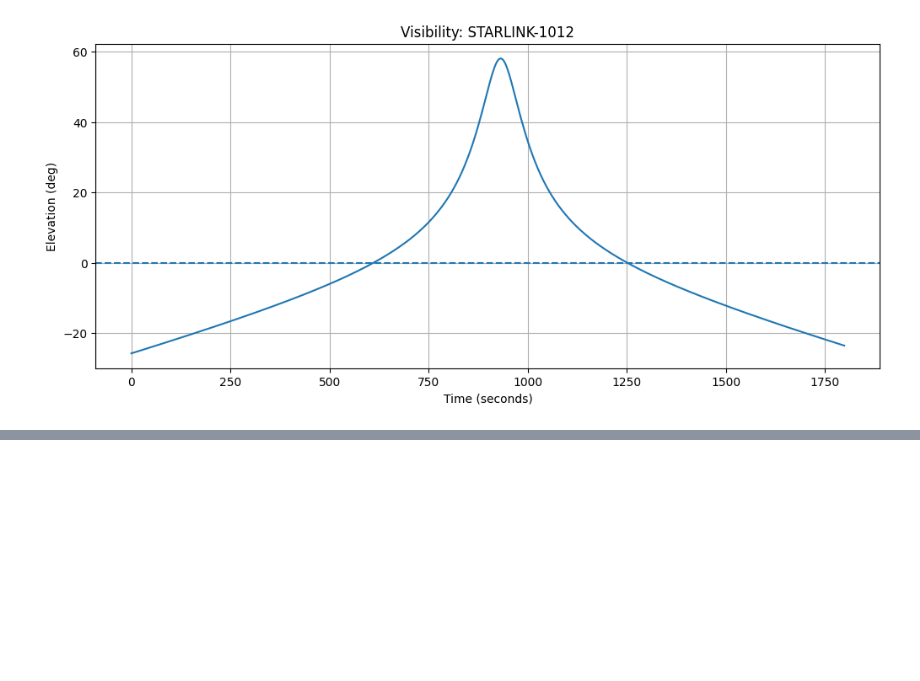
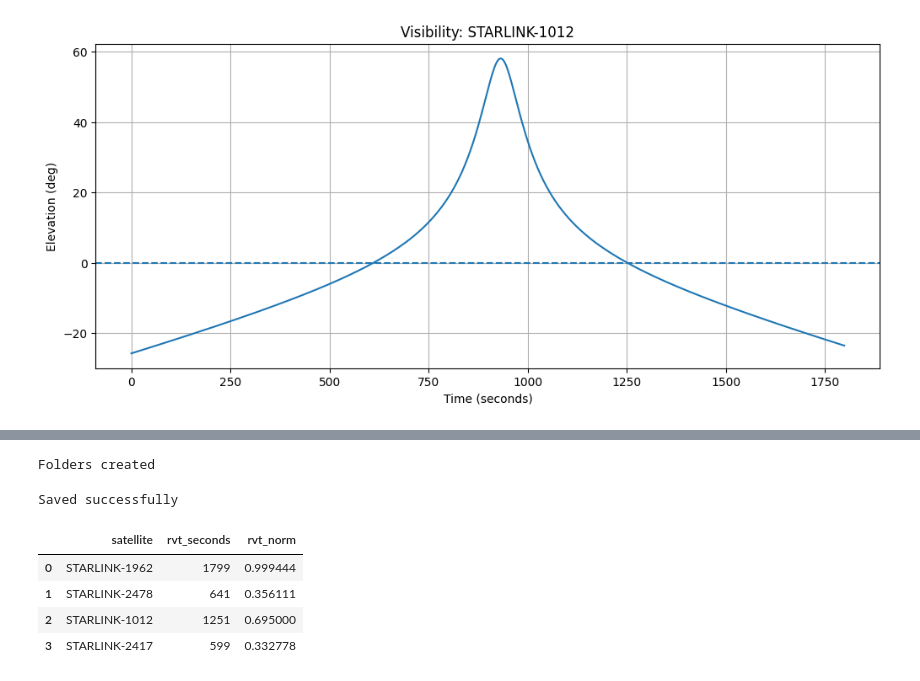
Before and after one commit to swamyaswagat/leo-mec-handover-aware-optimization, a Jupyter notebook: 01_orbit_validation.ipynb, the cells around one changed output, grey strips where cells are left out. Cells and saved outputs as stored; diff of their text form; code cells hidden in the pictures; blank space fills up the shorter version.

```diff
--- a/01_orbit_validation.ipynb
+++ b/01_orbit_validation.ipynb
@@ -170,0 +250,12 @@ plt.show()
+# %%
+rvt_norm=np.array(
+    rvt_list
+)/1800
+
+print(
+    "Normalized RVT"
+)
+
+print(
+    rvt_norm
+)
@@ -170,0 +296,57 @@ plt.show()
+# %%
+import os
+
+os.makedirs(
+    "results",
+    exist_ok=True
+)
+
+os.makedirs(
+    "figures",
+    exist_ok=True
+)
+
+os.makedirs(
+    "data",
+    exist_ok=True
+)
+
+print("Folders created")
+# %% [output]
+Folders created
+# %%
+import pandas as pd
+
+df=pd.DataFrame({
+
+"satellite":
+[
+s.name
+for s in selected
+],
+
+"rvt_seconds":
+rvt_list,
+
+"rvt_norm":
+rvt_norm
+
+})
+
+df.to_csv(
+"results/rvt_dataset.csv",
+index=False
+)
+
+print(
+"Saved successfully"
+)
+
+df
+# %% [output]
+Saved successfully
+|  | satellite | rvt_seconds | rvt_norm |
+| 0 | STARLINK-1962 | 1799 | 0.999444 |
+| 1 | STARLINK-2478 | 641 | 0.356111 |
+| 2 | STARLINK-1012 | 1251 | 0.695000 |
+| 3 | STARLINK-2417 | 599 | 0.332778 |
```
Also changed, not shown: parts of 27 cells of this notebook.
